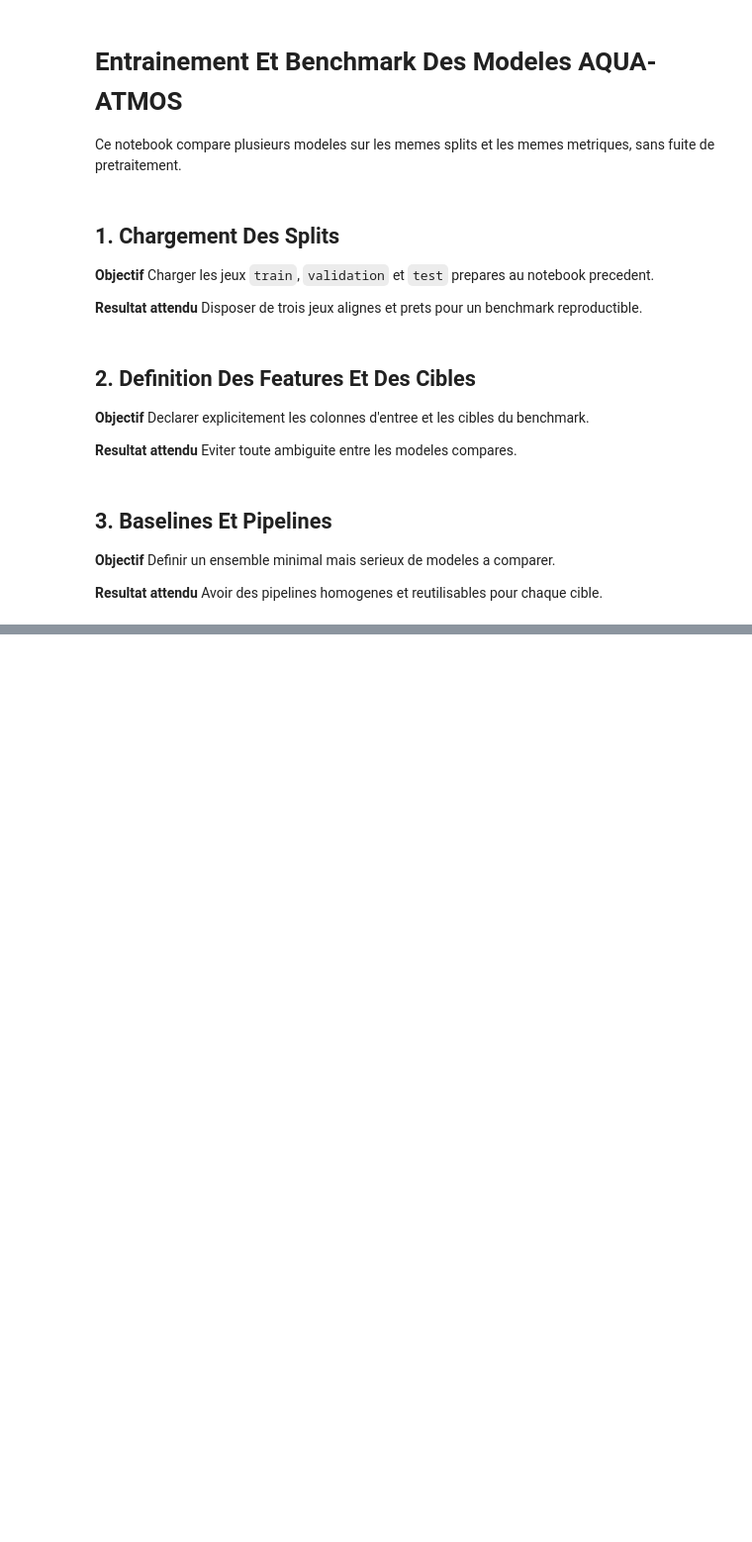
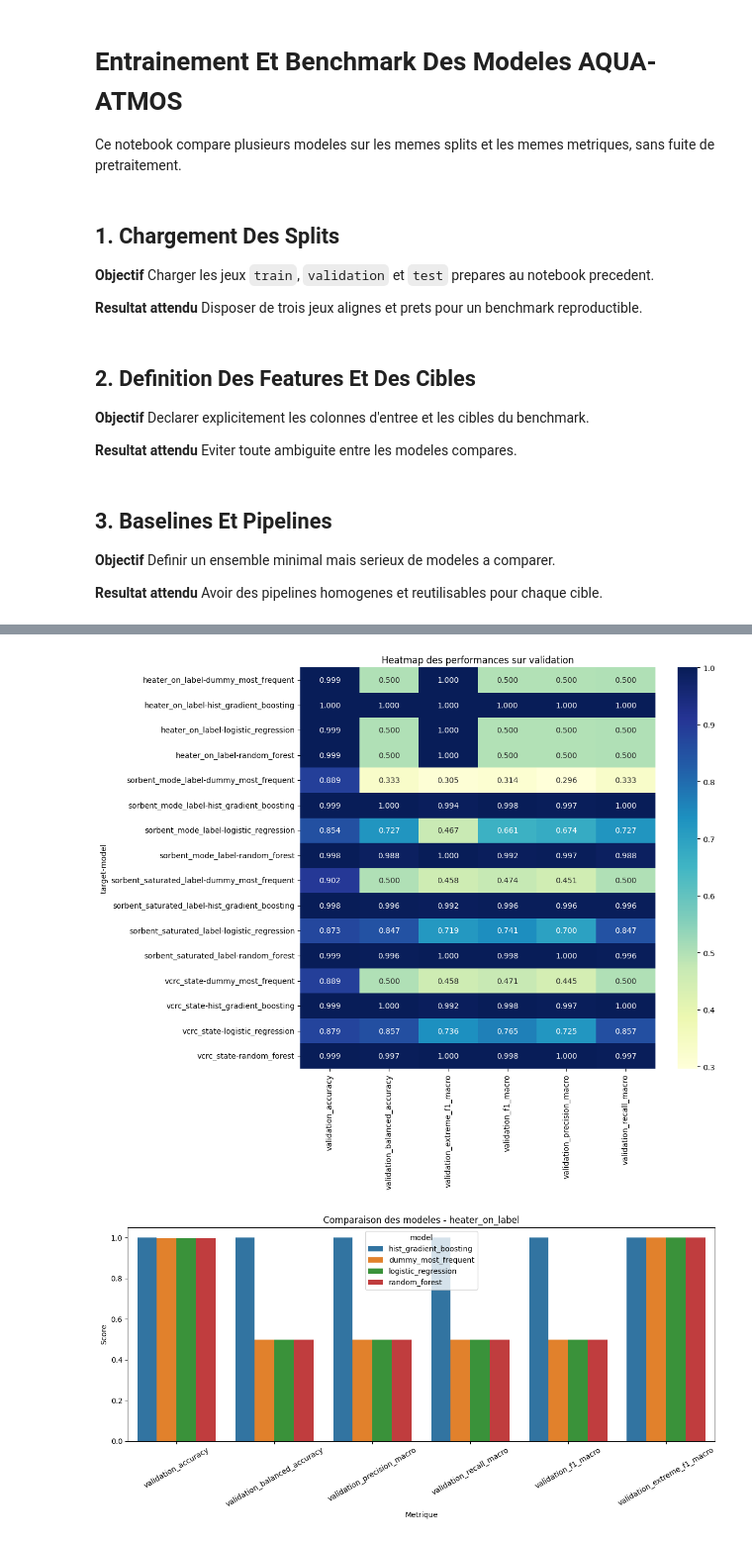
Before and after one commit to Appolinairee/aqua-atmos-ai, a Jupyter notebook: notebooks/04_entrainement_et_benchmark_modeles.ipynb, the cells around one changed output, grey strips where cells are left out. Shown at 99% size. Saved outputs shown, nothing was run; the diff lists cells and outputs as text; code cells hidden in the pictures; blank space fills up the shorter version.

```diff
--- a/notebooks/04_entrainement_et_benchmark_modeles.ipynb
+++ b/notebooks/04_entrainement_et_benchmark_modeles.ipynb
@@ -369,0 +408,58 @@ pd.DataFrame(
+# %%
+validation_overview = validation_results[
+    [
+        "target",
+        "model",
+        "validation_accuracy",
+        "validation_balanced_accuracy",
+        "validation_precision_macro",
+        "validation_recall_macro",
+        "validation_f1_macro",
+        "validation_extreme_f1_macro",
+    ]
+].copy()
+display(validation_overview.sort_values(["target", "validation_f1_macro"], ascending=[True, False]))
+
+heatmap_frame = validation_overview.pivot_table(
+    index=["target", "model"],
+    values=[
+        "validation_accuracy",
+        "validation_balanced_accuracy",
+        "validation_precision_macro",
+        "validation_recall_macro",
+        "validation_f1_macro",
+        "validation_extreme_f1_macro",
+    ],
+)
+
+plt.figure(figsize=(12, 10))
+sns.heatmap(heatmap_frame, annot=True, fmt=".3f", cmap="YlGnBu")
+plt.title("Heatmap des performances sur validation")
+plt.tight_layout()
+plt.show()
+
+for target_name, target_frame in validation_overview.groupby("target"):
+    melted = target_frame.melt(
+        id_vars=["target", "model"],
+        value_vars=[
+            "validation_accuracy",
+            "validation_balanced_accuracy",
+            "validation_precision_macro",
+            "validation_recall_macro",
+            "validation_f1_macro",
+            "validation_extreme_f1_macro",
+        ],
+        var_name="metric",
+        value_name="score",
+    )
+
+    plt.figure(figsize=(12, 6))
+    sns.barplot(data=melted, x="metric", y="score", hue="model")
+    plt.title(f"Comparaison des modeles - {target_name}")
+    plt.xlabel("Metrique")
+    plt.ylabel("Score")
+    plt.xticks(rotation=30)
+    plt.ylim(0, 1.05)
+    plt.tight_layout()
+    plt.show()
+# %% [output]
@@ -369,0 +483,2 @@ pd.DataFrame(
+[figure, added]
+[figure, added]
```
Also changed, not shown: parts of 22 cells of this notebook, 40 other files.
